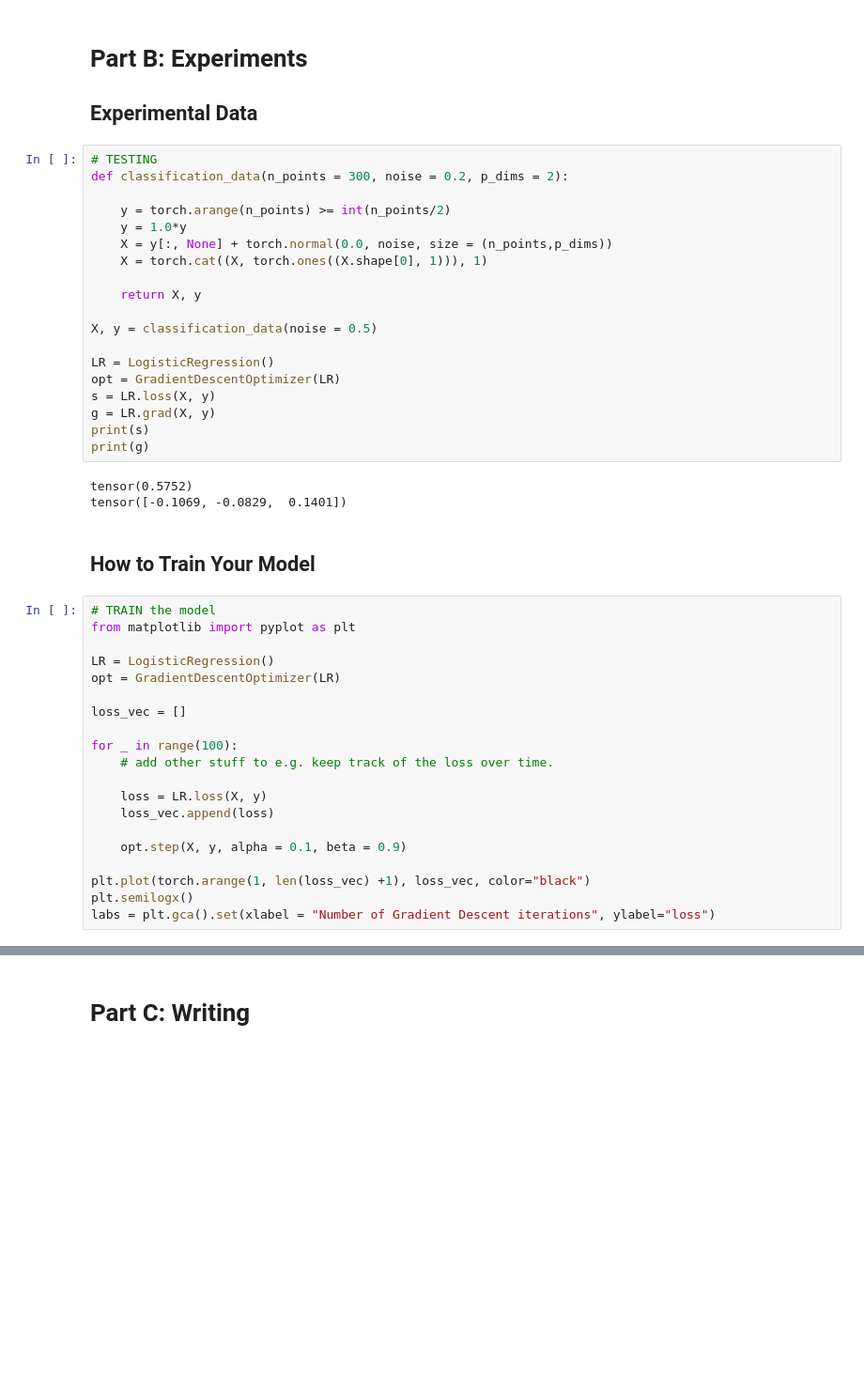
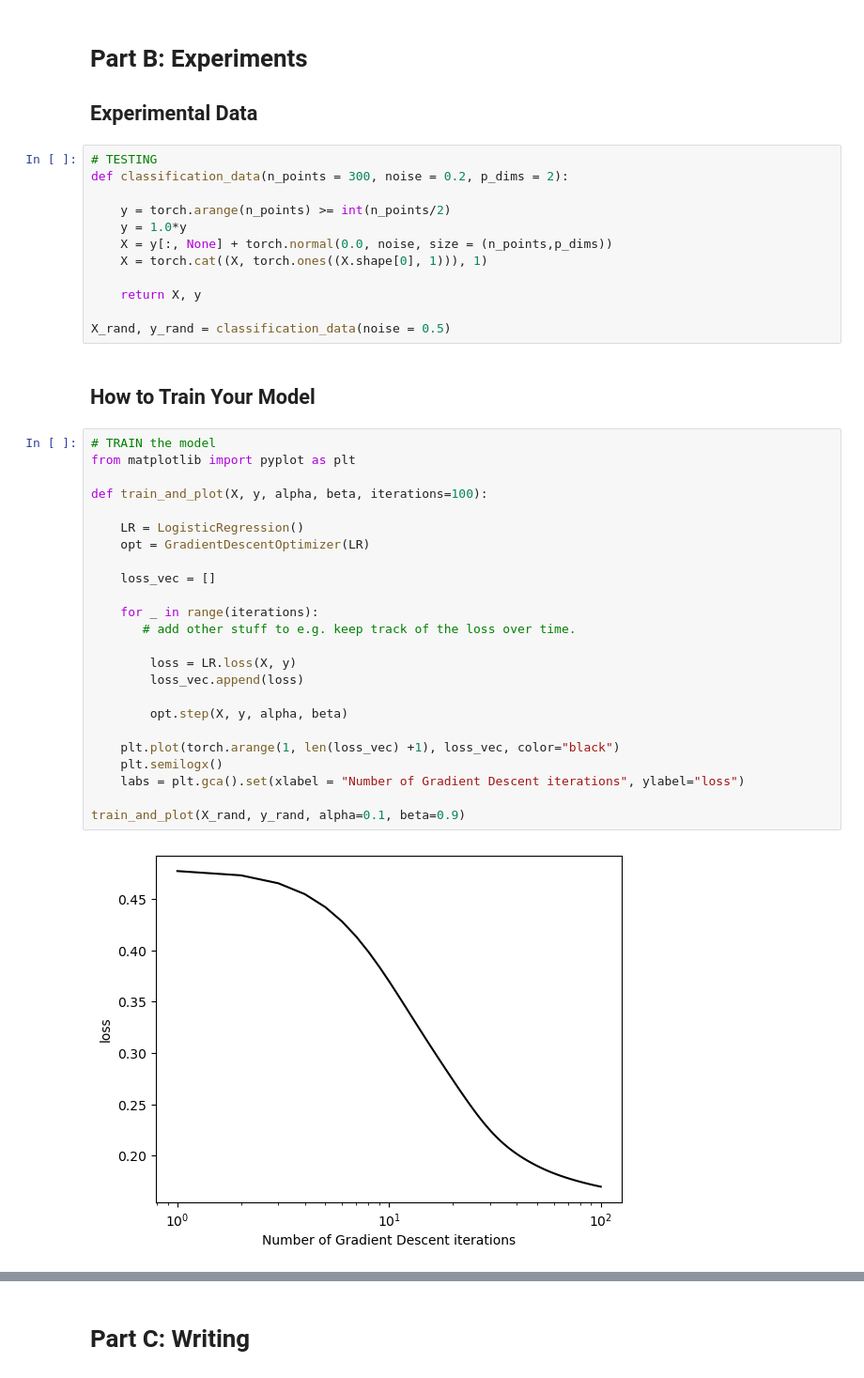
Before and after one commit to charliemoore00/charliemoore00.github.io, a Jupyter notebook: posts/implementing-logistic-regression/index.ipynb, the cells around one changed output, grey strips where cells are left out. Shown: that part at 94% size. Cells and saved outputs as stored; diff of their text form; blank space fills up the shorter version.

```diff
--- a/posts/implementing-logistic-regression/index.ipynb
+++ b/posts/implementing-logistic-regression/index.ipynb
@@ -54,37 +55,33 @@ def classification_data(n_points = 300, noise = 0.2, p_dims = 2):
 
     return X, y
 
-X, y = classification_data(noise = 0.5)
-
-LR = LogisticRegression()
-opt = GradientDescentOptimizer(LR)
-s = LR.loss(X, y)
-g = LR.grad(X, y)
-print(s)
-print(g)
+X_rand, y_rand = classification_data(noise = 0.5)
-# %% [output]
-tensor(0.5752)
-tensor([-0.1069, -0.0829,  0.1401])
 # %% [markdown]
 
 ## How to Train Your Model
 # %%
 # TRAIN the model
 from matplotlib import pyplot as plt
 
-LR = LogisticRegression()
-opt = GradientDescentOptimizer(LR)
+def train_and_plot(X, y, alpha, beta, iterations=100):
 
-loss_vec = []
+    LR = LogisticRegression()
+    opt = GradientDescentOptimizer(LR)
 
-for _ in range(100):
-    # add other stuff to e.g. keep track of the loss over time.
+    loss_vec = []
 
-    loss = LR.loss(X, y)
-    loss_vec.append(loss)
+    for _ in range(iterations):
+       # add other stuff to e.g. keep track of the loss over time.
 
-    opt.step(X, y, alpha = 0.1, beta = 0.9)
+        loss = LR.loss(X, y)
+        loss_vec.append(loss)
 
-plt.plot(torch.arange(1, len(loss_vec) +1), loss_vec, color="black")
-plt.semilogx()
-labs = plt.gca().set(xlabel = "Number of Gradient Descent iterations", ylabel="loss")
+        opt.step(X, y, alpha, beta)
+
+    plt.plot(torch.arange(1, len(loss_vec) +1), loss_vec, color="black")
+    plt.semilogx()
+    labs = plt.gca().set(xlabel = "Number of Gradient Descent iterations", ylabel="loss")
+
+train_and_plot(X_rand, y_rand, alpha=0.1, beta=0.9)
+# %% [output]
+[figure, added]
```
Also changed, not shown: parts of 8 cells of this notebook, 2 other files.
